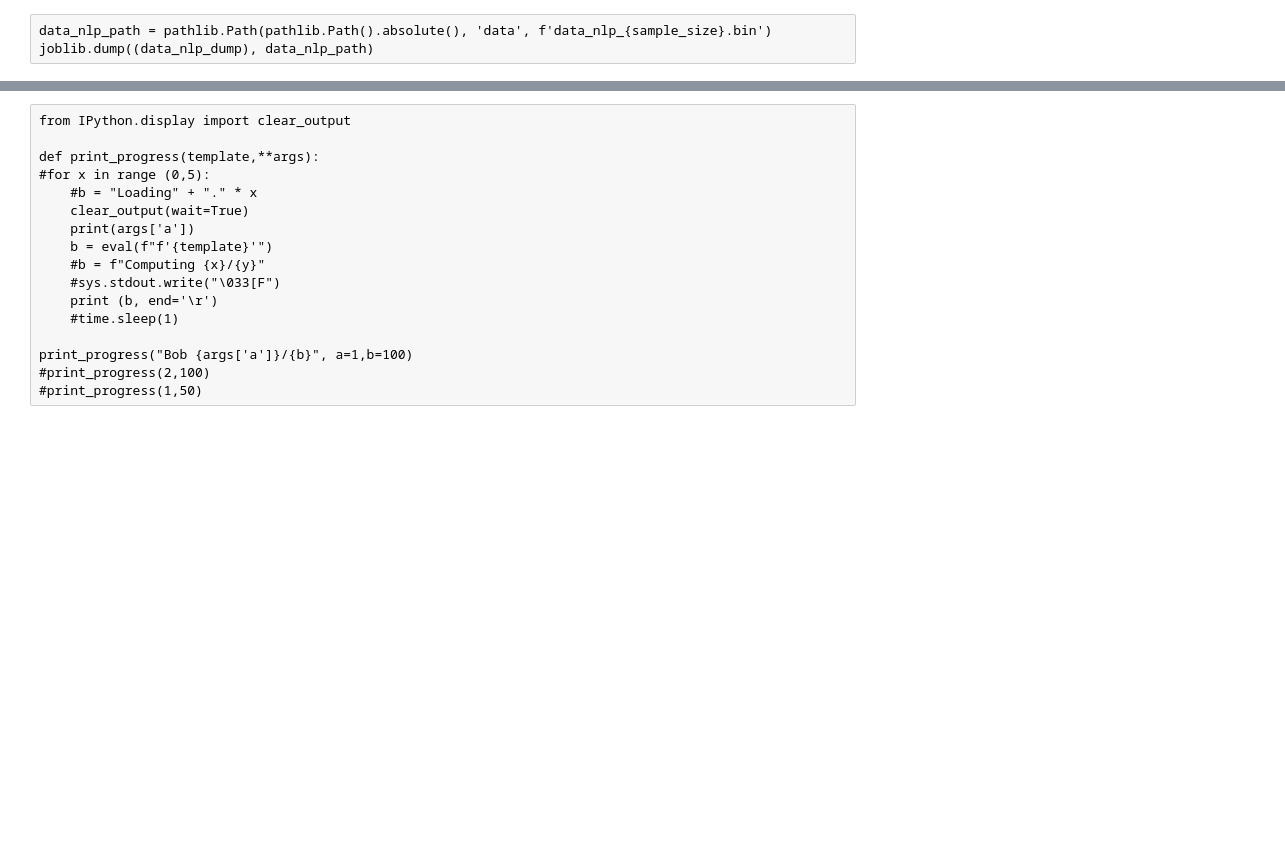
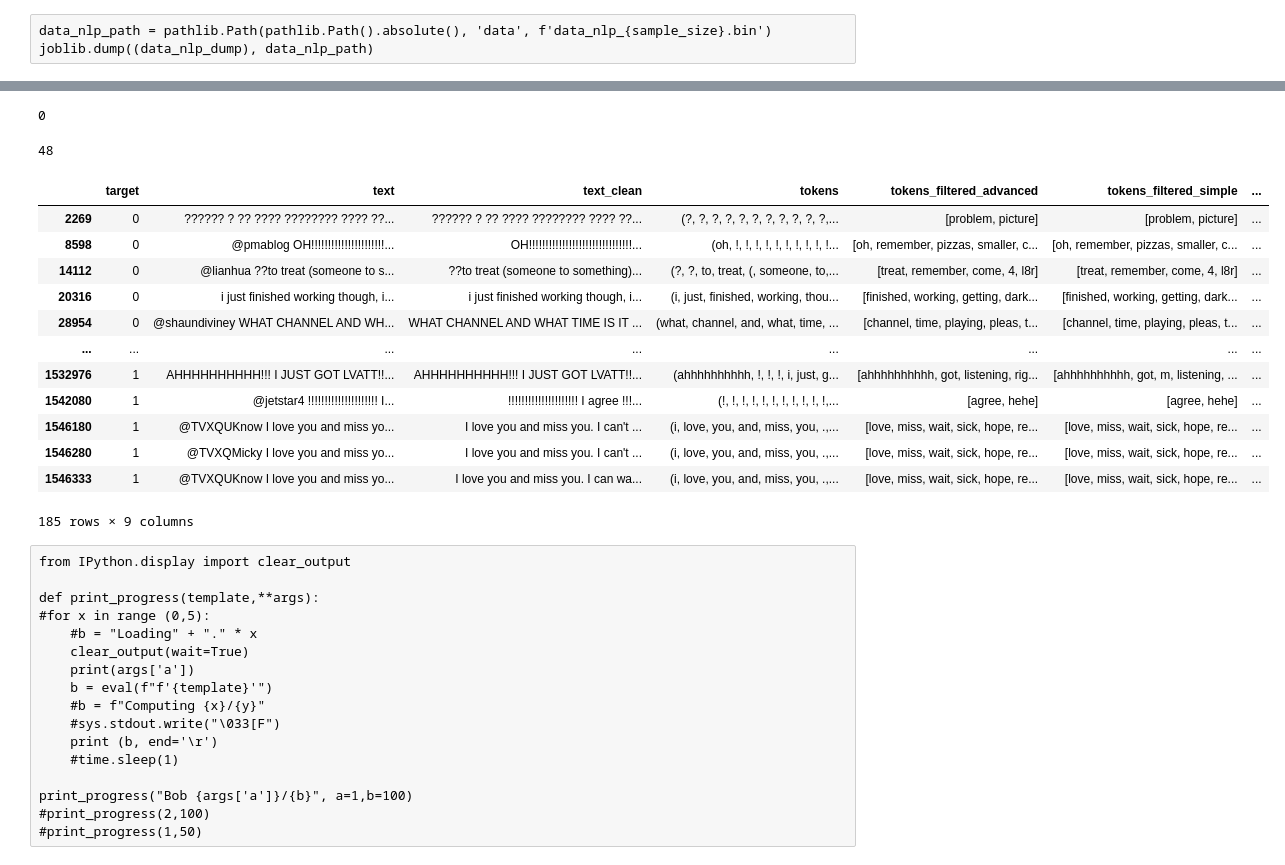
Before and after one commit to Valkea/OC_AI_07, a Jupyter notebook: 01_EDA.ipynb, the cells around one changed output, grey strips where cells are left out. Cells and saved outputs as stored; diff of their text form; code cells hidden in the pictures; blank space fills up the shorter version.

```diff
--- a/01_EDA.ipynb
+++ b/01_EDA.ipynb
@@ -1269,0 +1314,24 @@ sms.send()
+# %%
+(data_nlp.lemmas_not_filtered.str.len() > 140).sum()
+# %% [output]
+0
+# %%
+(data_nlp.lemmas_not_filtered.str.len() > 70).sum()
+# %% [output]
+48
+# %%
+data_nlp[data_nlp.lemmas_not_filtered.str.len() > 50]
+# %% [output]
+|  | target | text | text_clean | tokens | tokens_filtered_advanced | tokens_filtered_simple | ... |
+| 2269 | 0 | ?????? ? ?? ???? ???????? ???? ??... | ?????? ? ?? ???? ???????? ???? ??... | (?, ?, ?, ?, ?, ?, ?, ?, ?, ?, ?,... | [problem, picture] | [problem, picture] | ... |
+| 8598 | 0 | @pmablog OH!!!!!!!!!!!!!!!!!!!!!!... | OH!!!!!!!!!!!!!!!!!!!!!!!!!!!!!!!... | (oh, !, !, !, !, !, !, !, !, !, !... | [oh, remember, pizzas, smaller, c... | [oh, remember, pizzas, smaller, c... | ... |
+| 14112 | 0 | @lianhua ??to treat (someone to s... | ??to treat (someone to something)... | (?, ?, to, treat, (, someone, to,... | [treat, remember, come, 4, l8r] | [treat, remember, come, 4, l8r] | ... |
+| 20316 | 0 | i just finished working though, i... | i just finished working though, i... | (i, just, finished, working, thou... | [finished, working, getting, dark... | [finished, working, getting, dark... | ... |
+| 28954 | 0 | @shaundiviney WHAT CHANNEL AND WH... | WHAT CHANNEL AND WHAT TIME IS IT ... | (what, channel, and, what, time, ... | [channel, time, playing, pleas, t... | [channel, time, playing, pleas, t... | ... |
+| ... | ... | ... | ... | ... | ... | ... | ... |
+| 1532976 | 1 | AHHHHHHHHHH!!! I JUST GOT LVATT!!... | AHHHHHHHHHH!!! I JUST GOT LVATT!!... | (ahhhhhhhhhh, !, !, !, i, just, g... | [ahhhhhhhhhh, got, listening, rig... | [ahhhhhhhhhh, got, m, listening, ... | ... |
+| 1542080 | 1 | @jetstar4 !!!!!!!!!!!!!!!!!!!!! I... | !!!!!!!!!!!!!!!!!!!!! I agree !!!... | (!, !, !, !, !, !, !, !, !, !, !,... | [agree, hehe] | [agree, hehe] | ... |
+| 1546180 | 1 | @TVXQUKnow I love you and miss yo... | I love you and miss you. I can't ... | (i, love, you, and, miss, you, .,... | [love, miss, wait, sick, hope, re... | [love, miss, wait, sick, hope, re... | ... |
+| 1546280 | 1 | @TVXQMicky I love you and miss yo... | I love you and miss you. I can't ... | (i, love, you, and, miss, you, .,... | [love, miss, wait, sick, hope, re... | [love, miss, wait, sick, hope, re... | ... |
+| 1546333 | 1 | @TVXQUKnow I love you and miss yo... | I love you and miss you. I can wa... | (i, love, you, and, miss, you, .,... | [love, miss, wait, sick, hope, re... | [love, miss, wait, sick, hope, re... | ... |
+185 rows × 9 columns
```
Also changed, not shown: parts of 14 cells of this notebook, 5 other files.
